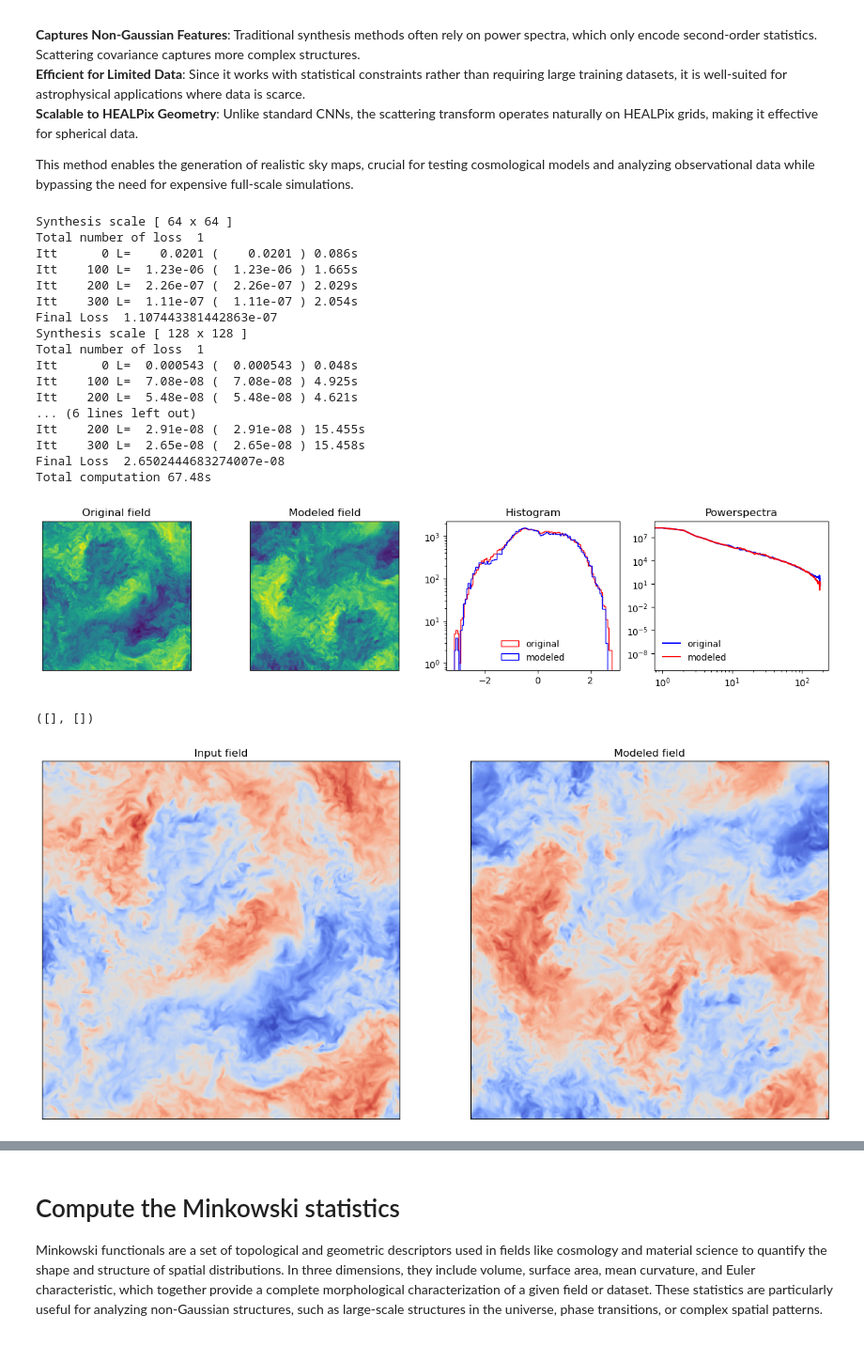
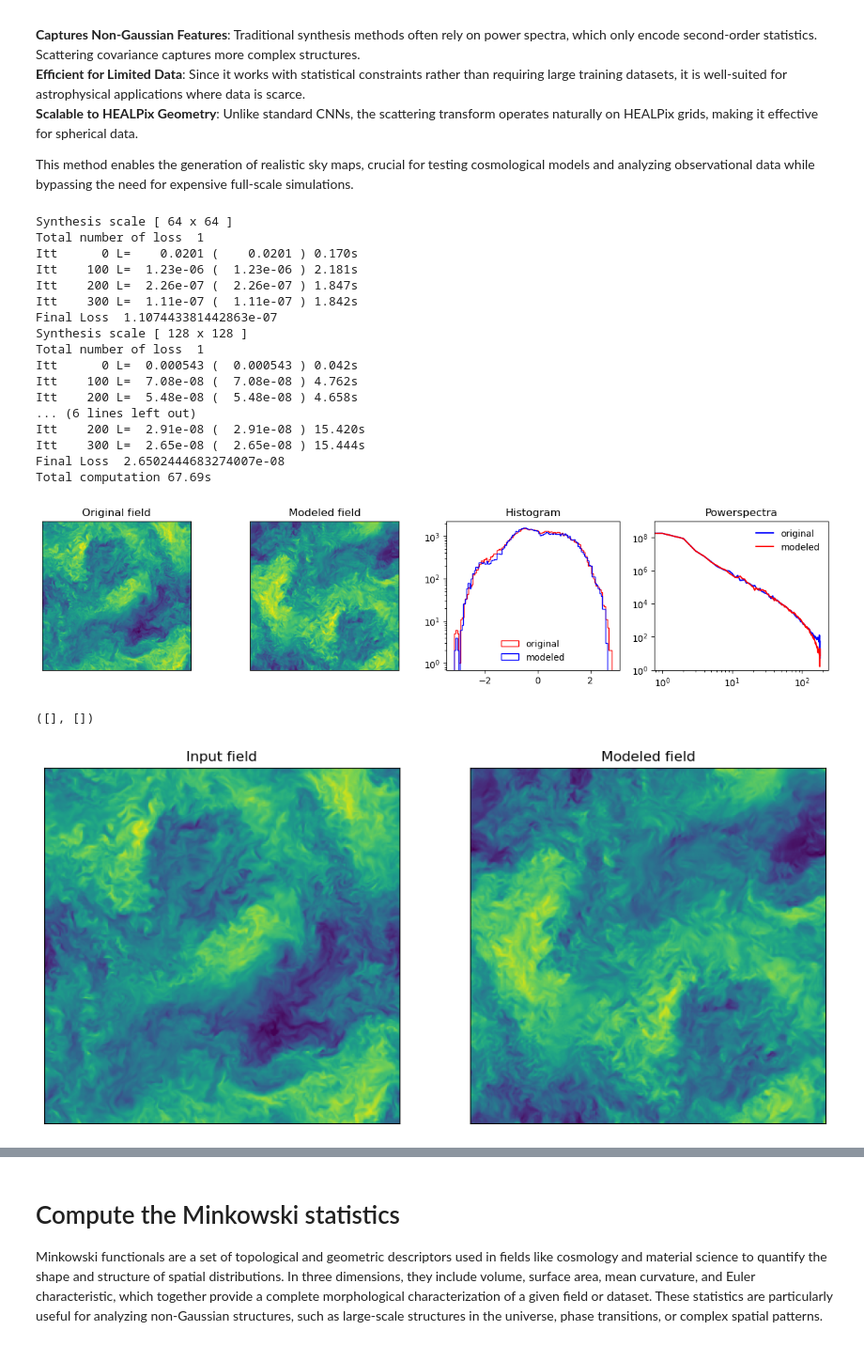
Before and after one commit to jmdelouis/HealpixML, a Jupyter notebook: Notebooks/Synthesis2D.ipynb, the cells around one changed output, grey strips where cells are left out. Shown at 94% size. Drawn from its saved outputs; the diff is of its cells as text; code cells hidden in the pictures.

```diff
--- a/Notebooks/Synthesis2D.ipynb
+++ b/Notebooks/Synthesis2D.ipynb
@@ -70,48 +102,42 @@ GitHub repository: https://github.com/SihaoCheng/scattering_transform
 
 This method enables the generation of realistic sky maps, crucial for testing cosmological models and analyzing observational data while bypassing the need for expensive full-scale simulations.
 # %%
-# import the healpixml package
-import healpixml.scat_cov2D as sc
-
-# Initialize the scattering covariance library
-scat_op=sc.funct(BACKEND='torch',NORIENT=6)
-
 # do the synthesis with the default parameters using scattering covariance information
 result=scat_op.synthesis(image_target,NUM_EPOCHS=300,nstep=3)
 # %% [output]
 Synthesis scale [ 64 x 64 ]
 Total number of loss  1
-Itt      0 L=    0.0201 (    0.0201 ) 0.086s
-Itt    100 L=  1.23e-06 (  1.23e-06 ) 1.665s
-Itt    200 L=  2.26e-07 (  2.26e-07 ) 2.029s
-Itt    300 L=  1.11e-07 (  1.11e-07 ) 2.054s
+Itt      0 L=    0.0201 (    0.0201 ) 0.170s
+Itt    100 L=  1.23e-06 (  1.23e-06 ) 2.181s
+Itt    200 L=  2.26e-07 (  2.26e-07 ) 1.847s
+Itt    300 L=  1.11e-07 (  1.11e-07 ) 1.842s
 Final Loss  1.107443381442863e-07
 Synthesis scale [ 128 x 128 ]
 Total number of loss  1
-Itt      0 L=  0.000543 (  0.000543 ) 0.048s
-Itt    100 L=  7.08e-08 (  7.08e-08 ) 4.925s
-Itt    200 L=  5.48e-08 (  5.48e-08 ) 4.621s
+Itt      0 L=  0.000543 (  0.000543 ) 0.042s
+Itt    100 L=  7.08e-08 (  7.08e-08 ) 4.762s
+Itt    200 L=  5.48e-08 (  5.48e-08 ) 4.658s
 ... (6 lines left out)
-Itt    200 L=  2.91e-08 (  2.91e-08 ) 15.455s
-Itt    300 L=  2.65e-08 (  2.65e-08 ) 15.458s
+Itt    200 L=  2.91e-08 (  2.91e-08 ) 15.420s
+Itt    300 L=  2.65e-08 (  2.65e-08 ) 15.444s
 Final Loss  2.6502444683274007e-08
-Total computation 67.48s
+Total computation 67.69s
 # %%
-scat_op.plot_results(image_target,result,cmap='viridis')
+scat_op.plot_results(image_target,result,cmap='viridis',spec_range=[1,1E9])
 # %% [output]
-[figure, old version]
+[figure, new version]
 # %%
-plt.figure(figsize=(16,8))
+plt.figure(figsize=(12,8))
 plt.subplot(1,2,1)
 plt.title('Input field')
-plt.imshow(image_target,origin='lower',cmap='coolwarm',vmax=3,vmin=-3)
+plt.imshow(image_target,origin='lower',cmap='viridis',vmax=3,vmin=-3)
 plt.xticks([])
 plt.yticks([])
 plt.subplot(1,2,2)
 plt.title('Modeled field')
-plt.imshow(result,origin='lower',cmap='coolwarm',vmax=3,vmin=-3)
+plt.imshow(result,origin='lower',cmap='viridis',vmax=3,vmin=-3)
 plt.xticks([])
 plt.yticks([])
 # %% [output]
 ([], [])
-[figure, old version]
+[figure, new version]
```
Also changed, not shown: parts of 4 cells of this notebook.
